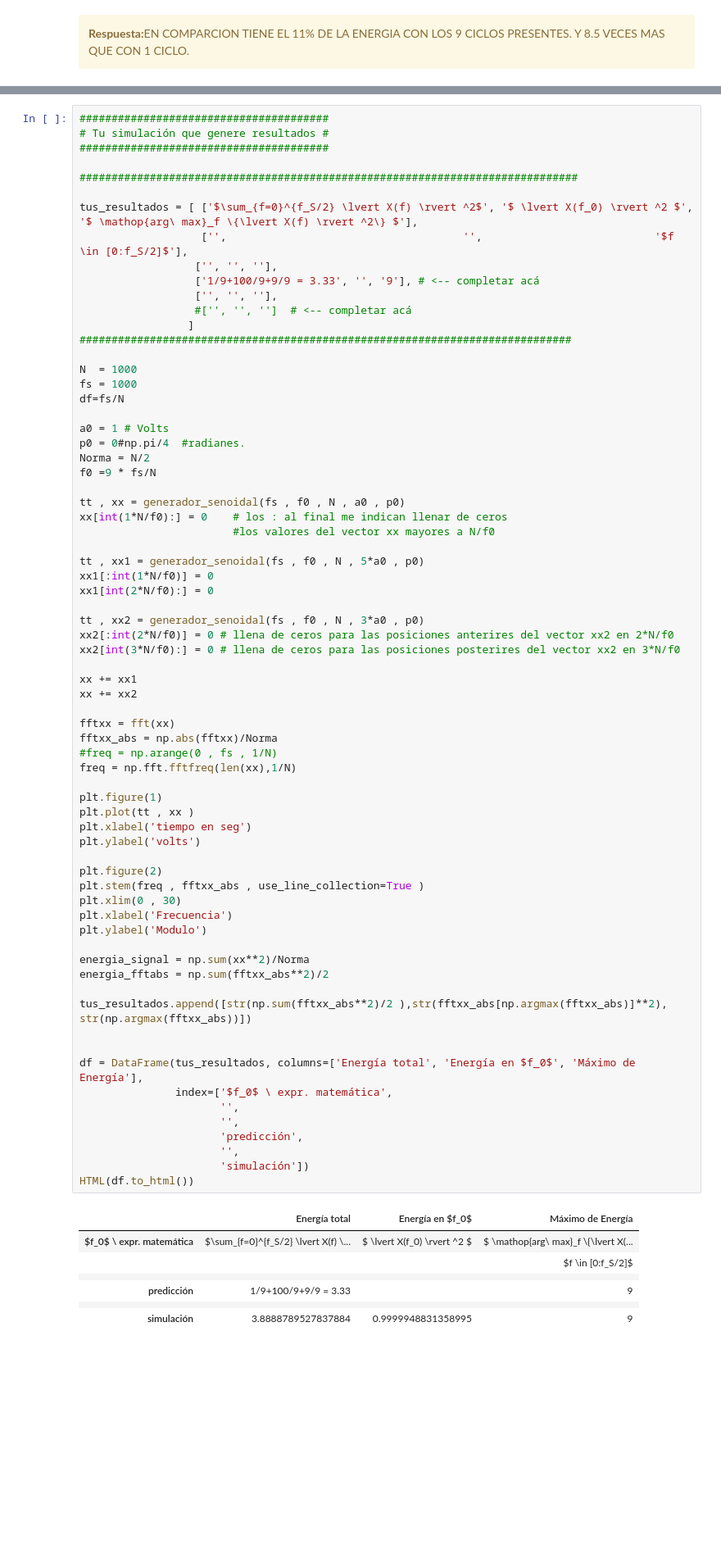
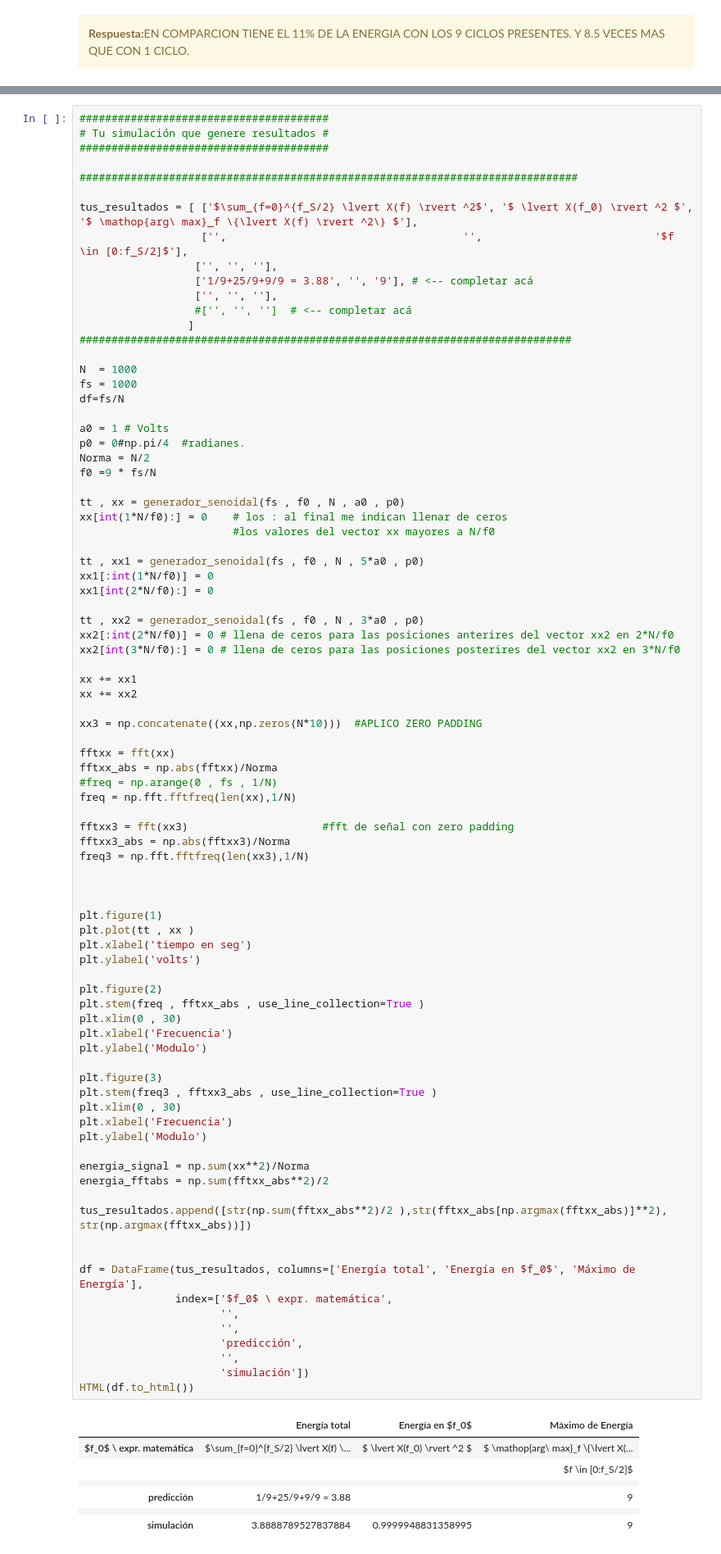
Before and after one commit to FabianVillada/PDS_TPs, a Jupyter notebook: TP1_Muestreo_Fourier.ipynb, the cells around one changed output, grey strips where cells are left out. Shown: that part at 82% size. Cells and saved outputs as stored; diff of their text form; blank space fills up the shorter version.

```diff
--- a/TP1_Muestreo_Fourier.ipynb
+++ b/TP1_Muestreo_Fourier.ipynb
@@ -1287,7 +1291,7 @@ HTML(df.to_html())
 tus_resultados = [ ['$\sum_{f=0}^{f_S/2} \lvert X(f) \rvert ^2$', '$ \lvert X(f_0) \rvert ^2 $', '$ \mathop{arg\ max}_f \{\lvert X(f) \rvert ^2\} $'],
                    ['',                                     '',                           '$f \in [0:f_S/2]$'],
                   ['', '', ''],
-                  ['1/9+100/9+9/9 = 3.33', '', '9'], # <-- completar acá
+                  ['1/9+25/9+9/9 = 3.88', '', '9'], # <-- completar acá
                   ['', '', ''],
                   #['', '', '']  # <-- completar acá
                  ]
@@ -1317,42 +1321,56 @@ xx2[int(3*N/f0):] = 0 # llena de ceros para las posiciones posterires del vector
 xx += xx1
 xx += xx2
 
+xx3 = np.concatenate((xx,np.zeros(N*10)))  #APLICO ZERO PADDING
+
 fftxx = fft(xx)
 fftxx_abs = np.abs(fftxx)/Norma
 #freq = np.arange(0 , fs , 1/N)
 freq = np.fft.fftfreq(len(xx),1/N)
+
+fftxx3 = fft(xx3)                     #fft de señal con zero padding
+fftxx3_abs = np.abs(fftxx3)/Norma
+freq3 = np.fft.fftfreq(len(xx3),1/N)
+
+
 
 plt.figure(1)
 plt.plot(tt , xx )
 plt.xlabel('tiempo en seg')
 plt.ylabel('volts')
 
 plt.figure(2)
 plt.stem(freq , fftxx_abs , use_line_collection=True )
+plt.xlim(0 , 30)
+plt.xlabel('Frecuencia')
+plt.ylabel('Modulo')
+
+plt.figure(3)
+plt.stem(freq3 , fftxx3_abs , use_line_collection=True )
 plt.xlim(0 , 30)
 plt.xlabel('Frecuencia')
 plt.ylabel('Modulo')
 
 energia_signal = np.sum(xx**2)/Norma
 energia_fftabs = np.sum(fftxx_abs**2)/2
 
 tus_resultados.append([str(np.sum(fftxx_abs**2)/2 ),str(fftxx_abs[np.argmax(fftxx_abs)]**2), str(np.argmax(fftxx_abs))])
 
 
 df = DataFrame(tus_resultados, columns=['Energía total', 'Energía en $f_0$', 'Máximo de Energía'],
                index=['$f_0$ \ expr. matemática',
                       '',
                       '',
                       'predicción',
                       '',
                       'simulación'])
 HTML(df.to_html())
 # %% [output]
 |  | Energía total | Energía en $f_0$ | Máximo de Energía |
 | $f_0$ \ expr. matemática | $\sum_{f=0}^{f_S/2} \lvert X(f) \... | $ \lvert X(f_0) \rvert ^2 $ | $ \mathop{arg\ max}_f \{\lvert X(... |
 |  |  |  | $f \in [0:f_S/2]$ |
 |  |  |  |  |
-| predicción | 1/9+100/9+9/9 = 3.33 |  | 9 |
+| predicción | 1/9+25/9+9/9 = 3.88 |  | 9 |
 |  |  |  |  |
 | simulación | 3.8888789527837884 | 0.9999948831358995 | 9 |
 [figure]
```
Also changed, not shown: parts of 12 cells of this notebook.
